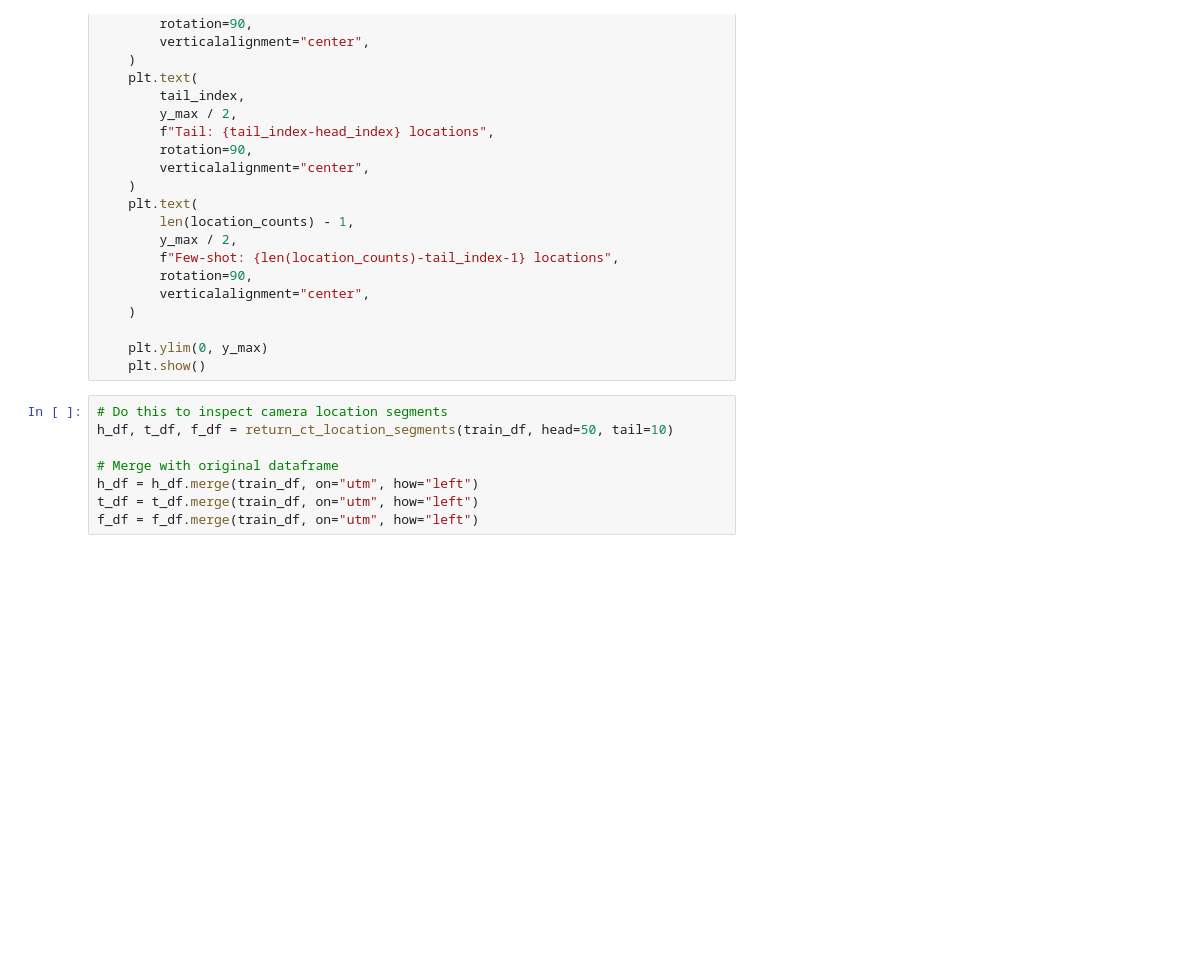
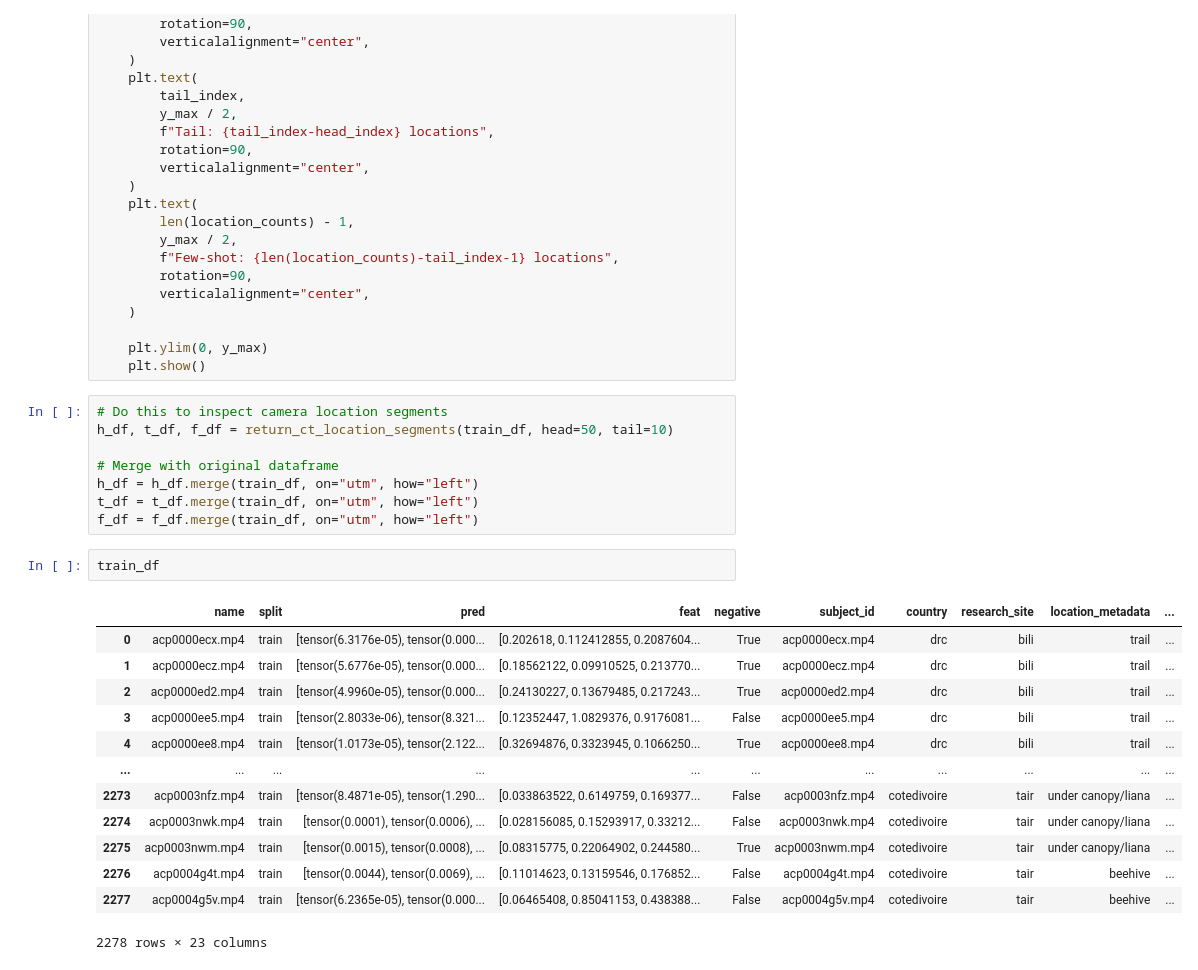
Before and after one commit to obrookes/imslowfast, a Jupyter notebook: notebooks/__plotting_location_dist.ipynb, the cells around one changed output. Drawn from its saved outputs; the diff is of its cells as text; blank space fills up the shorter version.

```diff
--- a/notebooks/__plotting_location_dist.ipynb
+++ b/notebooks/__plotting_location_dist.ipynb
@@ -247,3 +247,19 @@ h_df, t_df, f_df = return_ct_location_segments(train_df, head=50, tail=10)
 h_df = h_df.merge(train_df, on="utm", how="left")
 t_df = t_df.merge(train_df, on="utm", how="left")
 f_df = f_df.merge(train_df, on="utm", how="left")
+# %%
+train_df
+# %% [output]
+|  | name | split | pred | feat | negative | subject_id | country | research_site | location_metadata | ... |
+| 0 | acp0000ecx.mp4 | train | [tensor(6.3176e-05), tensor(0.000... | [0.202618, 0.112412855, 0.2087604... | True | acp0000ecx.mp4 | drc | bili | trail | ... |
+| 1 | acp0000ecz.mp4 | train | [tensor(5.6776e-05), tensor(0.000... | [0.18562122, 0.09910525, 0.213770... | True | acp0000ecz.mp4 | drc | bili | trail | ... |
+| 2 | acp0000ed2.mp4 | train | [tensor(4.9960e-05), tensor(0.000... | [0.24130227, 0.13679485, 0.217243... | True | acp0000ed2.mp4 | drc | bili | trail | ... |
+| 3 | acp0000ee5.mp4 | train | [tensor(2.8033e-06), tensor(8.321... | [0.12352447, 1.0829376, 0.9176081... | False | acp0000ee5.mp4 | drc | bili | trail | ... |
+| 4 | acp0000ee8.mp4 | train | [tensor(1.0173e-05), tensor(2.122... | [0.32694876, 0.3323945, 0.1066250... | True | acp0000ee8.mp4 | drc | bili | trail | ... |
+| ... | ... | ... | ... | ... | ... | ... | ... | ... | ... | ... |
+| 2273 | acp0003nfz.mp4 | train | [tensor(8.4871e-05), tensor(1.290... | [0.033863522, 0.6149759, 0.169377... | False | acp0003nfz.mp4 | cotedivoire | tair | under canopy/liana | ... |
+| 2274 | acp0003nwk.mp4 | train | [tensor(0.0001), tensor(0.0006), ... | [0.028156085, 0.15293917, 0.33212... | False | acp0003nwk.mp4 | cotedivoire | tair | under canopy/liana | ... |
+| 2275 | acp0003nwm.mp4 | train | [tensor(0.0015), tensor(0.0008), ... | [0.08315775, 0.22064902, 0.244580... | True | acp0003nwm.mp4 | cotedivoire | tair | under canopy/liana | ... |
+| 2276 | acp0004g4t.mp4 | train | [tensor(0.0044), tensor(0.0069), ... | [0.11014623, 0.13159546, 0.176852... | False | acp0004g4t.mp4 | cotedivoire | tair | beehive | ... |
+| 2277 | acp0004g5v.mp4 | train | [tensor(6.2365e-05), tensor(0.000... | [0.06465408, 0.85041153, 0.438388... | False | acp0004g5v.mp4 | cotedivoire | tair | beehive | ... |
+2278 rows × 23 columns
```
Also changed, not shown: parts of 5 cells of this notebook, 9 other files.
